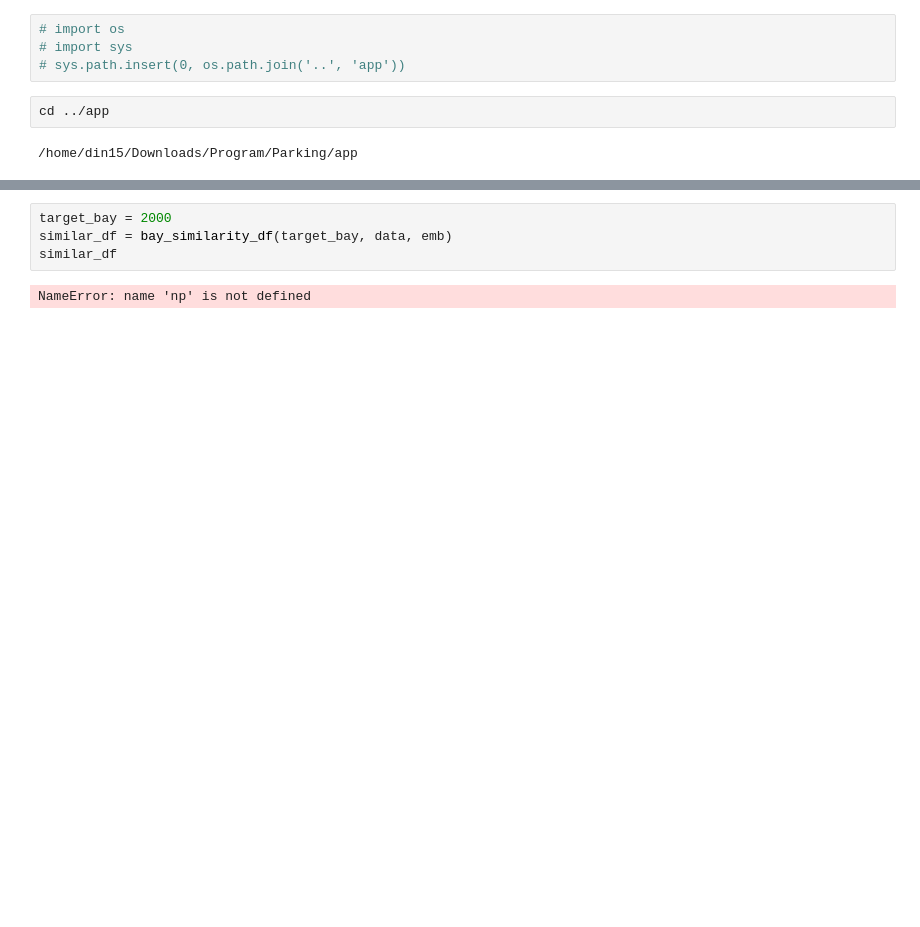
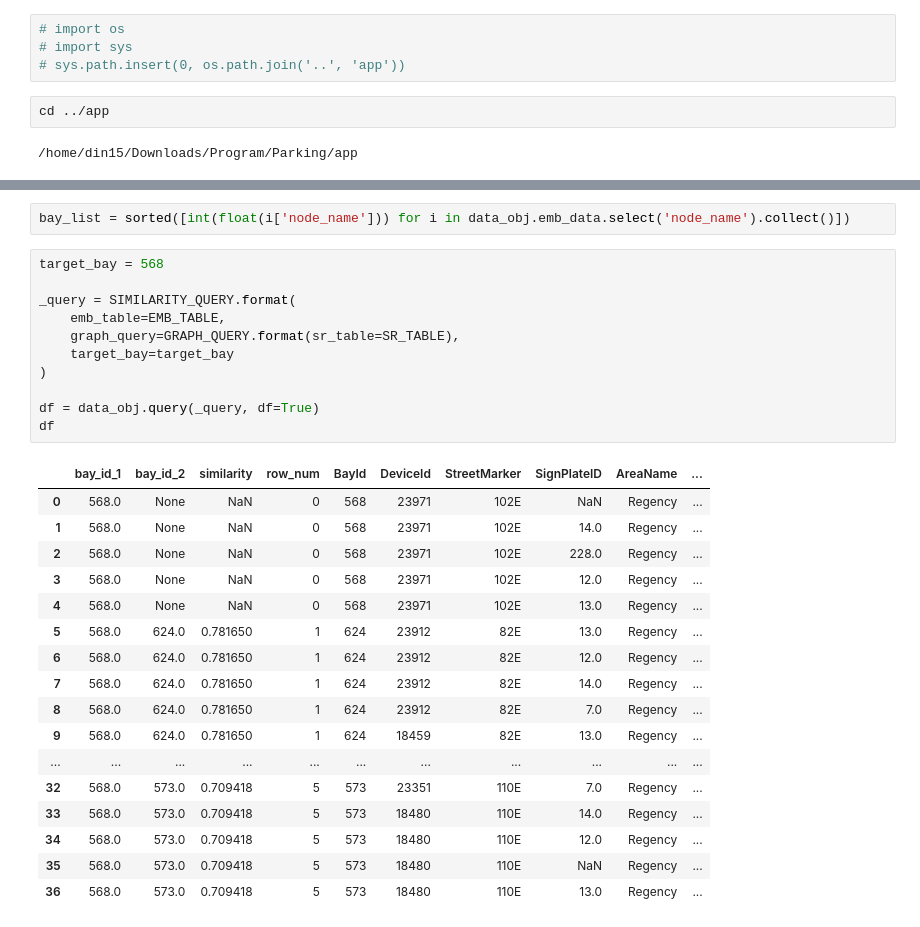
Before and after one commit to bylhk/ParkingBayModel, a Jupyter notebook: notebook/graph_embedding.ipynb, the cells around one changed output, grey strips where cells are left out. Saved outputs shown, nothing was run; the diff lists cells and outputs as text; blank space fills up the shorter version.

Commit message:
update similar bay map

```diff
--- a/notebook/graph_embedding.ipynb
+++ b/notebook/graph_embedding.ipynb
@@ -42,6 +44,31 @@ Training W2V... Done, T=34.18
-# %%
-target_bay = 2000
-similar_df = bay_similarity_df(target_bay, data, emb)
-similar_df
-# %% [output]
-NameError: name 'np' is not defined
+# %%
+bay_list = sorted([int(float(i['node_name'])) for i in data_obj.emb_data.select('node_name').collect()])
+# %%
+target_bay = 568
+
+_query = SIMILARITY_QUERY.format(
+    emb_table=EMB_TABLE,
+    graph_query=GRAPH_QUERY.format(sr_table=SR_TABLE),
+    target_bay=target_bay
+)
+
+df = data_obj.query(_query, df=True)
+df
+# %% [output]
+|  | bay_id_1 | bay_id_2 | similarity | row_num | BayId | DeviceId | StreetMarker | SignPlateID | AreaName | ... |
+| 0 | 568.0 | None | NaN | 0 | 568 | 23971 | 102E | NaN | Regency | ... |
+| 1 | 568.0 | None | NaN | 0 | 568 | 23971 | 102E | 14.0 | Regency | ... |
+| 2 | 568.0 | None | NaN | 0 | 568 | 23971 | 102E | 228.0 | Regency | ... |
+| 3 | 568.0 | None | NaN | 0 | 568 | 23971 | 102E | 12.0 | Regency | ... |
+| 4 | 568.0 | None | NaN | 0 | 568 | 23971 | 102E | 13.0 | Regency | ... |
+| 5 | 568.0 | 624.0 | 0.781650 | 1 | 624 | 23912 | 82E | 13.0 | Regency | ... |
+| 6 | 568.0 | 624.0 | 0.781650 | 1 | 624 | 23912 | 82E | 12.0 | Regency | ... |
+| 7 | 568.0 | 624.0 | 0.781650 | 1 | 624 | 23912 | 82E | 14.0 | Regency | ... |
+| 8 | 568.0 | 624.0 | 0.781650 | 1 | 624 | 23912 | 82E | 7.0 | Regency | ... |
+| 9 | 568.0 | 624.0 | 0.781650 | 1 | 624 | 18459 | 82E | 13.0 | Regency | ... |
+| ... | ... | ... | ... | ... | ... | ... | ... | ... | ... | ... |
+| 32 | 568.0 | 573.0 | 0.709418 | 5 | 573 | 23351 | 110E | 7.0 | Regency | ... |
+| 33 | 568.0 | 573.0 | 0.709418 | 5 | 573 | 18480 | 110E | 14.0 | Regency | ... |
+| 34 | 568.0 | 573.0 | 0.709418 | 5 | 573 | 18480 | 110E | 12.0 | Regency | ... |
+| 35 | 568.0 | 573.0 | 0.709418 | 5 | 573 | 18480 | 110E | NaN | Regency | ... |
+| 36 | 568.0 | 573.0 | 0.709418 | 5 | 573 | 18480 | 110E | 13.0 | Regency | ... |
```
Also changed, not shown: parts of 3 cells of this notebook, 6 other files.
